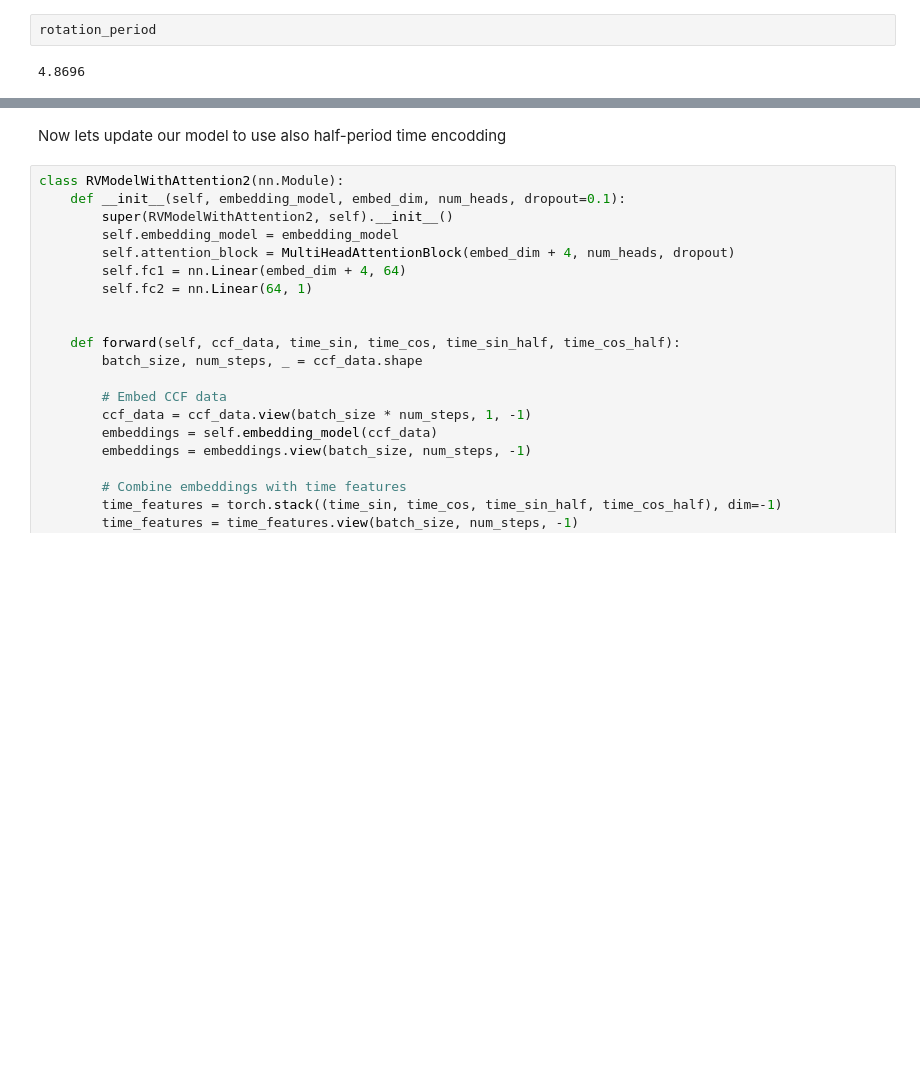
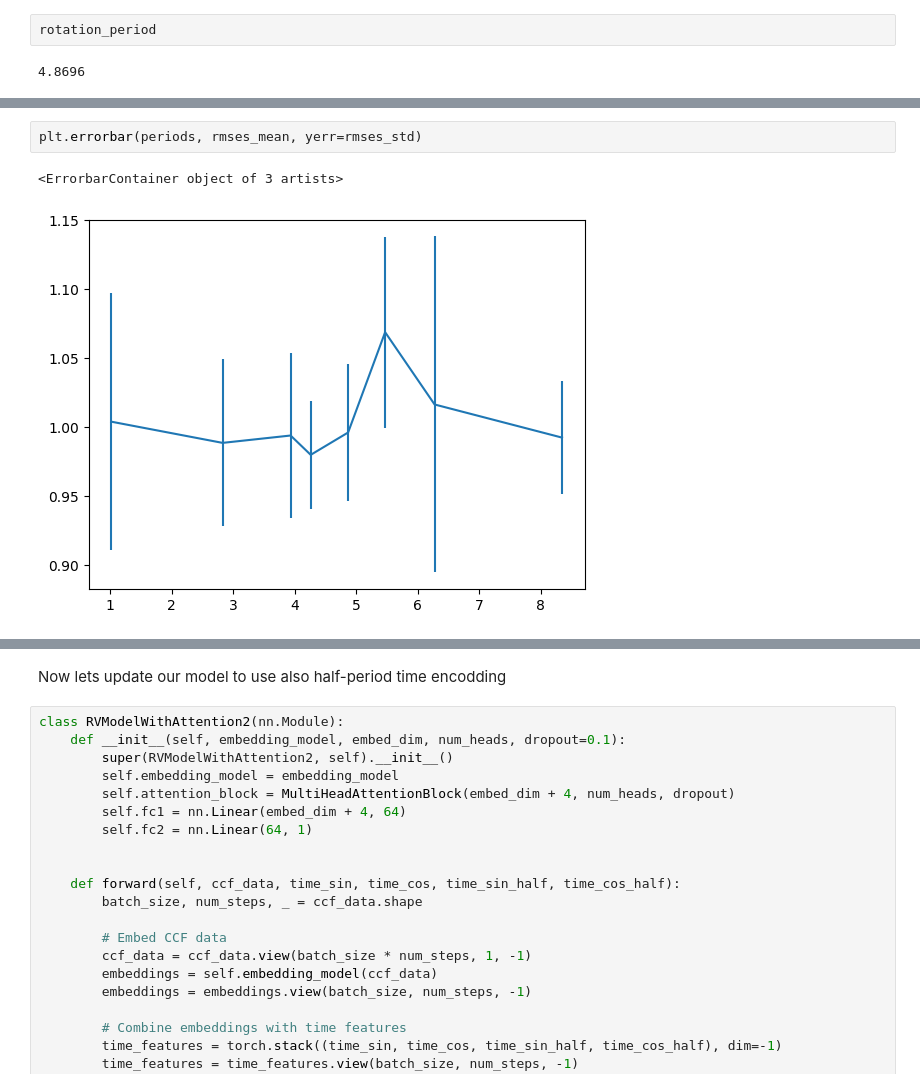
Before and after one commit to Yuska1509/NN_models_stars, a Jupyter notebook: NN.ipynb, the cells around one changed output, grey strips where cells are left out. Saved outputs shown, nothing was run; the diff lists cells and outputs as text; blank space fills up the shorter version.

```diff
--- a/NN.ipynb
+++ b/NN.ipynb
@@ -643,3 +657,8 @@ period 8.3469 mean mse 0.8787371257973138 std mse 0.15426781246617288
+# %%
+plt.errorbar(periods, rmses_mean, yerr=rmses_std)
+# %% [output]
+<ErrorbarContainer object of 3 artists>
+[figure, added]
 # %%
 plt.errorbar(periods, mses_mean, yerr=mses_std)
 # %% [output]
```
Also changed, not shown: parts of 23 cells of this notebook.
